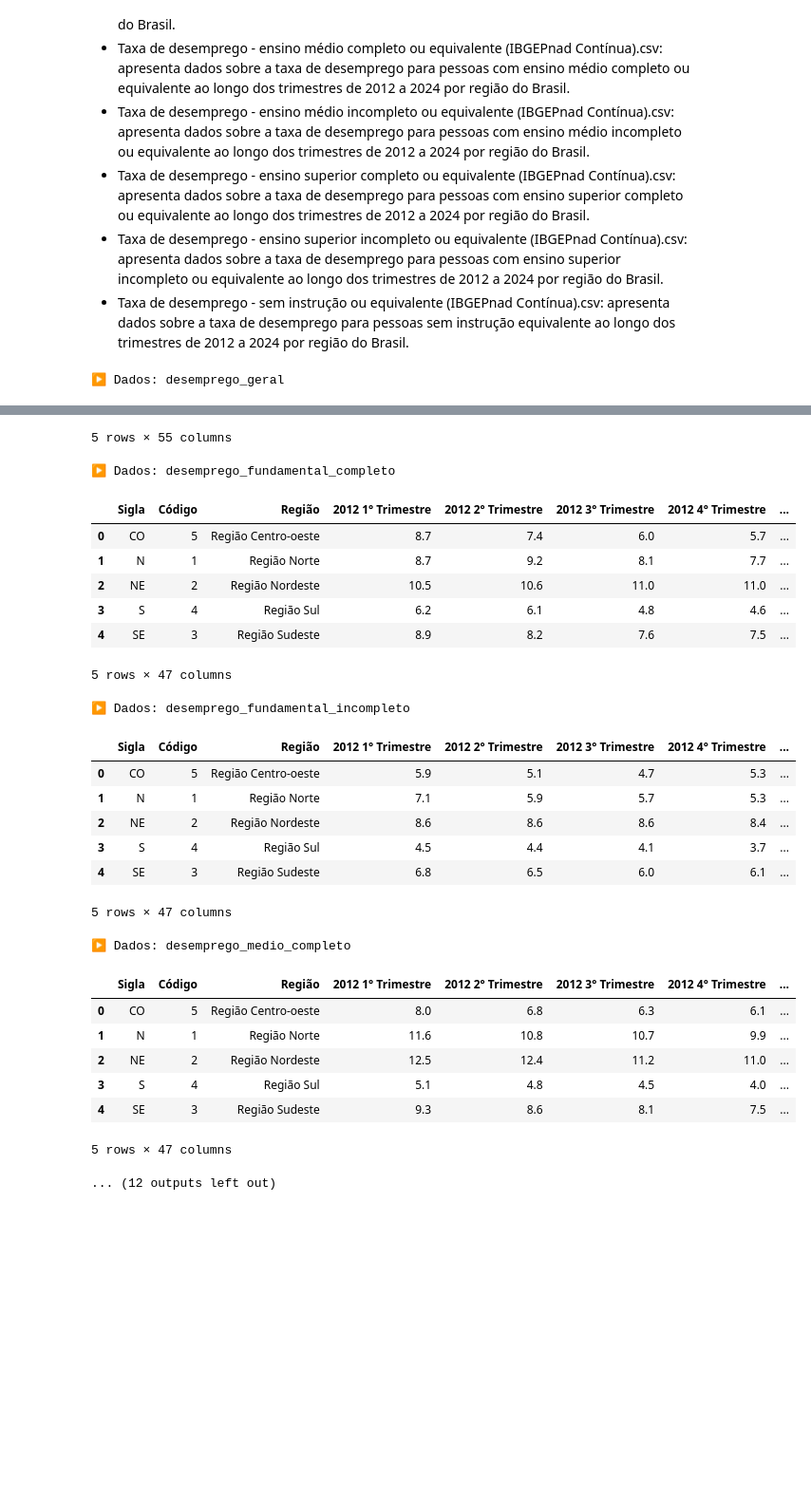
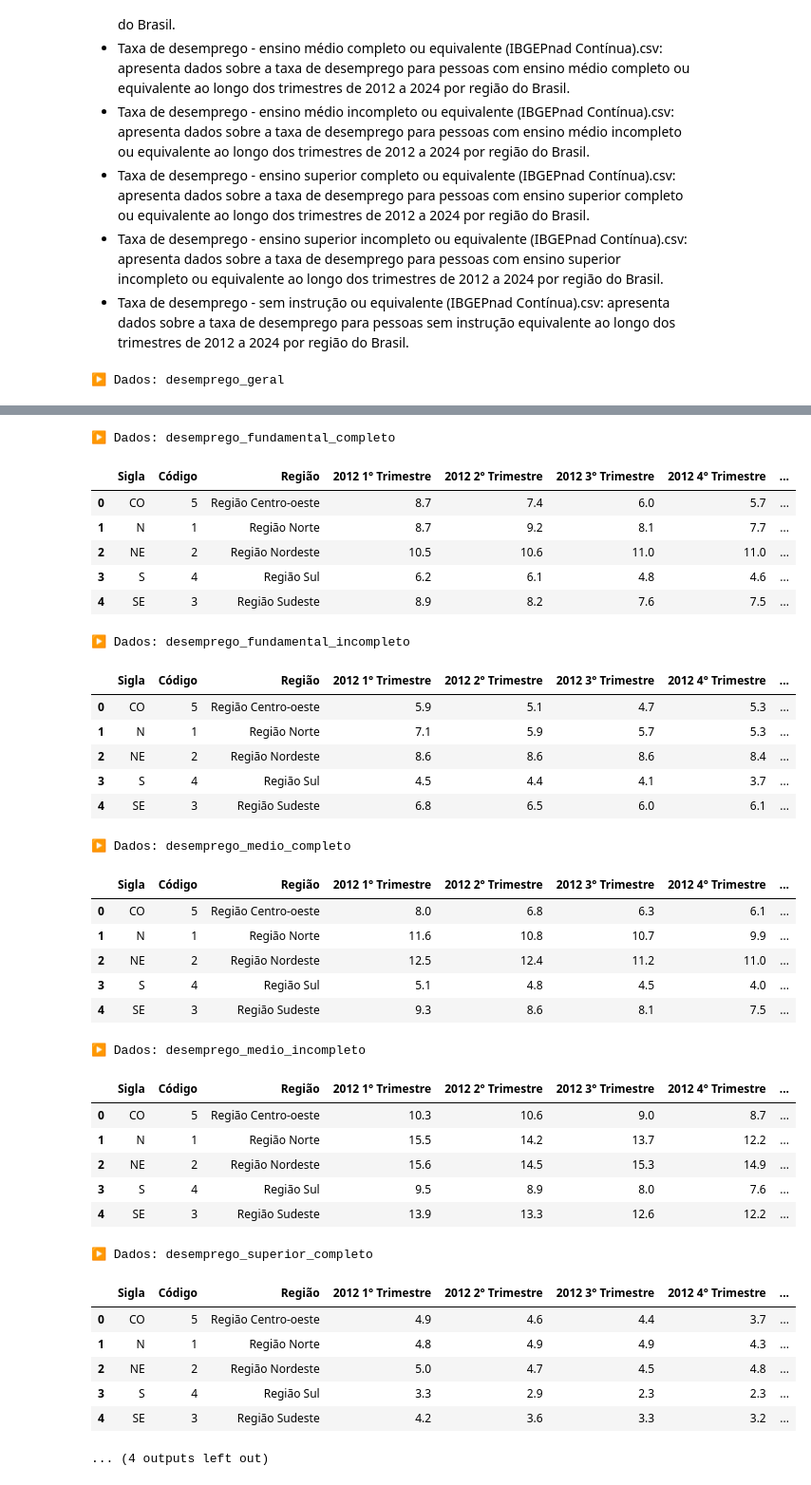
Before and after one commit to Andre-Luis-Correa/tarefa-ciencia-dados-1, a Jupyter notebook: analise_desemprego_brasil.ipynb, the cells around one changed output, grey strips where cells are left out. Shown: that part at 95% size. Saved outputs shown, nothing was run; the diff lists cells and outputs as text; code cells hidden in the pictures; blank space fills up the shorter version.

```diff
--- a/analise_desemprego_brasil.ipynb
+++ b/analise_desemprego_brasil.ipynb
@@ -15,6 +15,9 @@ Os seguintes arquivos serão carregados e tratados:
 # %%
 import pandas as pd
 from IPython.display import display
+
+# configurar panda para mostrar todas as colunas
+pd.set_option('display.max_columns', None)
 
 # Carregamento dos dados dos arquivos CSV
 arquivos = {
@@ -35,56 +38,66 @@ dados = {}
 trimestre_mapeamento = {
     'T1': '1° Trimestre',
     'T2': '2° Trimestre',
     'T3': '3° Trimestre',
     'T4': '4° Trimestre'
 }
 
 # Loop para ler e tratar os arquivos
 for chave, caminho in arquivos.items():
     novo_data_frame = pd.read_csv(caminho, skiprows=1)
     novo_data_frame = novo_data_frame.loc[:, ~novo_data_frame.columns.str.contains('^Unnamed')]  # Remove colunas 'Unnamed', geradas por conta da primeira linha em cada CSV
 
     # Corrigir nomes dos trimestres
     for trimestre_antigo, trimestre_novo in trimestre_mapeamento.items():
         novo_data_frame.columns = novo_data_frame.columns.str.replace(trimestre_antigo, trimestre_novo)
 
     dados[chave] = novo_data_frame  # Salvar no dicionário
 
 # Mostrar todos os DataFrames
 for chave, novo_data_frame in dados.items():
     print(f'▶️ Dados: {chave}')
     display(novo_data_frame.head())
 # %% [output]
 ▶️ Dados: desemprego_geral
 |  | Sigla | Código | Região | 2012 1° Trimestre | 2012 2° Trimestre | 2012 3° Trimestre | 2012 4° Trimestre | ... |
 | 0 | CO | 5 | Região Centro-oeste | 7.1 | 6.3 | 5.7 | 5.8 | ... |
 | 1 | N | 1 | Região Norte | 9.0 | 8.3 | 7.9 | 7.4 | ... |
 | 2 | NE | 2 | Região Nordeste | 9.8 | 9.7 | 9.4 | 9.4 | ... |
 | 3 | S | 4 | Região Sul | 5.2 | 4.9 | 4.3 | 4.0 | ... |
 | 4 | SE | 3 | Região Sudeste | 8.0 | 7.5 | 6.9 | 6.7 | ... |
-5 rows × 55 columns
+▶️ Dados: desemprego_fundamental_completo
+|  | Sigla | Código | Região | 2012 1° Trimestre | 2012 2° Trimestre | 2012 3° Trimestre | 2012 4° Trimestre | ... |
+| 0 | CO | 5 | Região Centro-oeste | 8.7 | 7.4 | 6.0 | 5.7 | ... |
+| 1 | N | 1 | Região Norte | 8.7 | 9.2 | 8.1 | 7.7 | ... |
+| 2 | NE | 2 | Região Nordeste | 10.5 | 10.6 | 11.0 | 11.0 | ... |
+| 3 | S | 4 | Região Sul | 6.2 | 6.1 | 4.8 | 4.6 | ... |
+| 4 | SE | 3 | Região Sudeste | 8.9 | 8.2 | 7.6 | 7.5 | ... |
-▶️ Dados: desemprego_fundamental_completo
+▶️ Dados: desemprego_fundamental_incompleto
-|  | Sigla | Código | Região | 2012 1° Trimestre | 2012 2° Trimestre | 2012 3° Trimestre | 2012 4° Trimestre | ... |
-| 0 | CO | 5 | Região Centro-oeste | 8.7 | 7.4 | 6.0 | 5.7 | ... |
-| 1 | N | 1 | Região Norte | 8.7 | 9.2 | 8.1 | 7.7 | ... |
-| 2 | NE | 2 | Região Nordeste | 10.5 | 10.6 | 11.0 | 11.0 | ... |
-| 3 | S | 4 | Região Sul | 6.2 | 6.1 | 4.8 | 4.6 | ... |
-| 4 | SE | 3 | Região Sudeste | 8.9 | 8.2 | 7.6 | 7.5 | ... |
+|  | Sigla | Código | Região | 2012 1° Trimestre | 2012 2° Trimestre | 2012 3° Trimestre | 2012 4° Trimestre | ... |
+| 0 | CO | 5 | Região Centro-oeste | 5.9 | 5.1 | 4.7 | 5.3 | ... |
+| 1 | N | 1 | Região Norte | 7.1 | 5.9 | 5.7 | 5.3 | ... |
+| 2 | NE | 2 | Região Nordeste | 8.6 | 8.6 | 8.6 | 8.4 | ... |
+| 3 | S | 4 | Região Sul | 4.5 | 4.4 | 4.1 | 3.7 | ... |
+| 4 | SE | 3 | Região Sudeste | 6.8 | 6.5 | 6.0 | 6.1 | ... |
-5 rows × 47 columns
+▶️ Dados: desemprego_medio_completo
+|  | Sigla | Código | Região | 2012 1° Trimestre | 2012 2° Trimestre | 2012 3° Trimestre | 2012 4° Trimestre | ... |
+| 0 | CO | 5 | Região Centro-oeste | 8.0 | 6.8 | 6.3 | 6.1 | ... |
+| 1 | N | 1 | Região Norte | 11.6 | 10.8 | 10.7 | 9.9 | ... |
+| 2 | NE | 2 | Região Nordeste | 12.5 | 12.4 | 11.2 | 11.0 | ... |
+| 3 | S | 4 | Região Sul | 5.1 | 4.8 | 4.5 | 4.0 | ... |
+| 4 | SE | 3 | Região Sudeste | 9.3 | 8.6 | 8.1 | 7.5 | ... |
-▶️ Dados: desemprego_fundamental_incompleto
+▶️ Dados: desemprego_medio_incompleto
-|  | Sigla | Código | Região | 2012 1° Trimestre | 2012 2° Trimestre | 2012 3° Trimestre | 2012 4° Trimestre | ... |
-| 0 | CO | 5 | Região Centro-oeste | 5.9 | 5.1 | 4.7 | 5.3 | ... |
-| 1 | N | 1 | Região Norte | 7.1 | 5.9 | 5.7 | 5.3 | ... |
-| 2 | NE | 2 | Região Nordeste | 8.6 | 8.6 | 8.6 | 8.4 | ... |
-| 3 | S | 4 | Região Sul | 4.5 | 4.4 | 4.1 | 3.7 | ... |
-| 4 | SE | 3 | Região Sudeste | 6.8 | 6.5 | 6.0 | 6.1 | ... |
+|  | Sigla | Código | Região | 2012 1° Trimestre | 2012 2° Trimestre | 2012 3° Trimestre | 2012 4° Trimestre | ... |
+| 0 | CO | 5 | Região Centro-oeste | 10.3 | 10.6 | 9.0 | 8.7 | ... |
+| 1 | N | 1 | Região Norte | 15.5 | 14.2 | 13.7 | 12.2 | ... |
+| 2 | NE | 2 | Região Nordeste | 15.6 | 14.5 | 15.3 | 14.9 | ... |
+| 3 | S | 4 | Região Sul | 9.5 | 8.9 | 8.0 | 7.6 | ... |
+| 4 | SE | 3 | Região Sudeste | 13.9 | 13.3 | 12.6 | 12.2 | ... |
-5 rows × 47 columns
+▶️ Dados: desemprego_superior_completo
+|  | Sigla | Código | Região | 2012 1° Trimestre | 2012 2° Trimestre | 2012 3° Trimestre | 2012 4° Trimestre | ... |
+| 0 | CO | 5 | Região Centro-oeste | 4.9 | 4.6 | 4.4 | 3.7 | ... |
+| 1 | N | 1 | Região Norte | 4.8 | 4.9 | 4.9 | 4.3 | ... |
+| 2 | NE | 2 | Região Nordeste | 5.0 | 4.7 | 4.5 | 4.8 | ... |
+| 3 | S | 4 | Região Sul | 3.3 | 2.9 | 2.3 | 2.3 | ... |
+| 4 | SE | 3 | Região Sudeste | 4.2 | 3.6 | 3.3 | 3.2 | ... |
-▶️ Dados: desemprego_medio_completo
+... (4 outputs left out)
-|  | Sigla | Código | Região | 2012 1° Trimestre | 2012 2° Trimestre | 2012 3° Trimestre | 2012 4° Trimestre | ... |
-| 0 | CO | 5 | Região Centro-oeste | 8.0 | 6.8 | 6.3 | 6.1 | ... |
-| 1 | N | 1 | Região Norte | 11.6 | 10.8 | 10.7 | 9.9 | ... |
-| 2 | NE | 2 | Região Nordeste | 12.5 | 12.4 | 11.2 | 11.0 | ... |
-| 3 | S | 4 | Região Sul | 5.1 | 4.8 | 4.5 | 4.0 | ... |
-| 4 | SE | 3 | Região Sudeste | 9.3 | 8.6 | 8.1 | 7.5 | ... |
-5 rows × 47 columns
-... (12 outputs left out)
```
